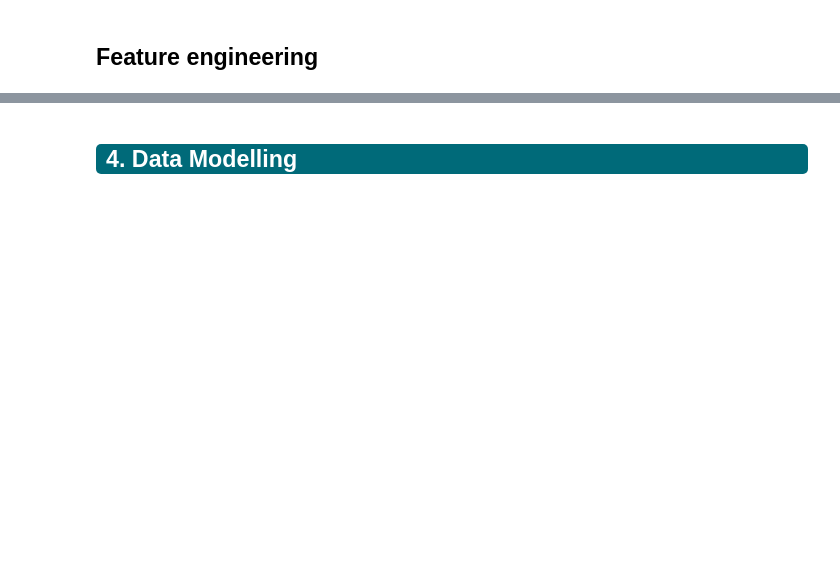
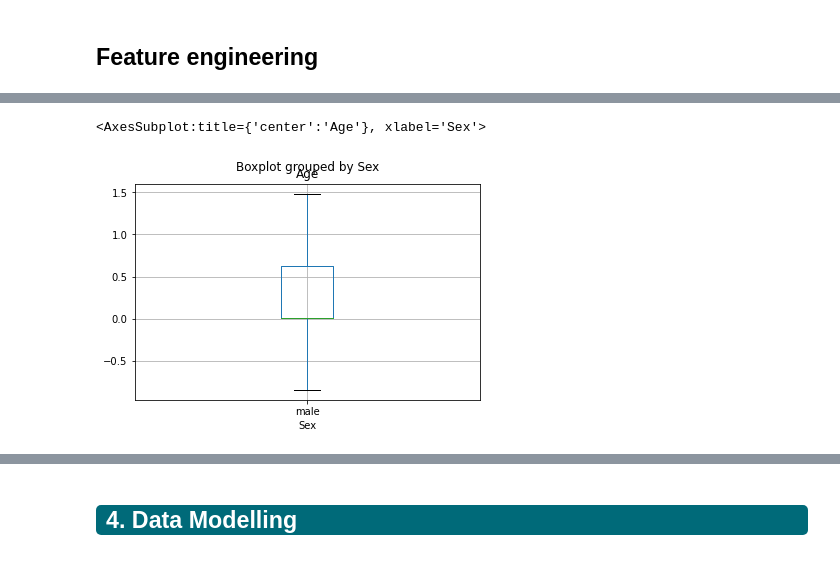
Before and after one commit to agneselimbi/Tutorials, a Jupyter notebook: Titanic challenge/Titanic.ipynb, the cells around one changed output, grey strips where cells are left out. Cells and saved outputs as stored; diff of their text form; code cells hidden in the pictures; blank space fills up the shorter version.

```diff
--- a/Titanic challenge/Titanic.ipynb
+++ b/Titanic challenge/Titanic.ipynb
@@ -243,0 +277,5 @@ train_df[train_df['Age'].isnull()]
+# %%
+t.boxplot('Age', by = 'Sex')
+# %% [output]
+<AxesSubplot:title={'center':'Age'}, xlabel='Sex'>
+[figure, added]
```
Also changed, not shown: parts of 43 cells of this notebook.
